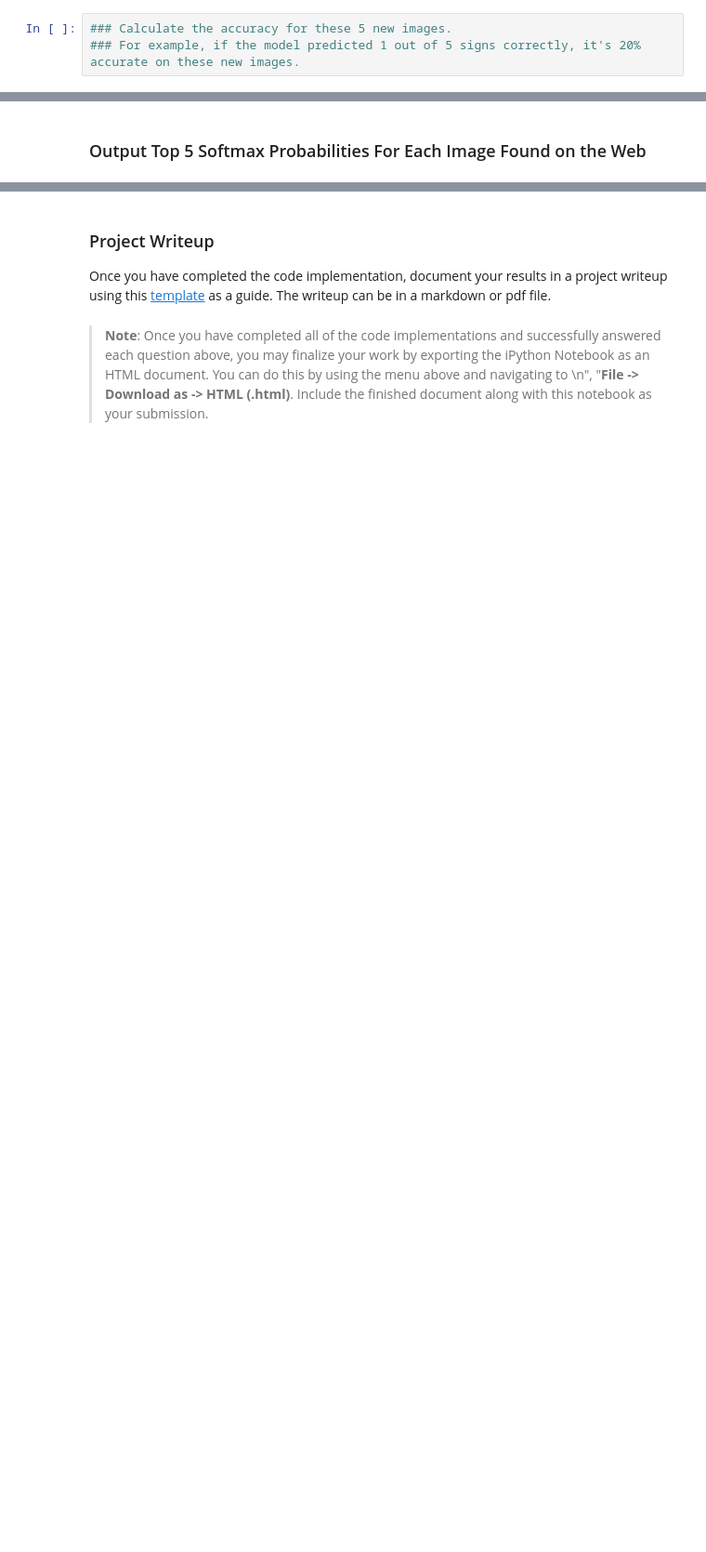
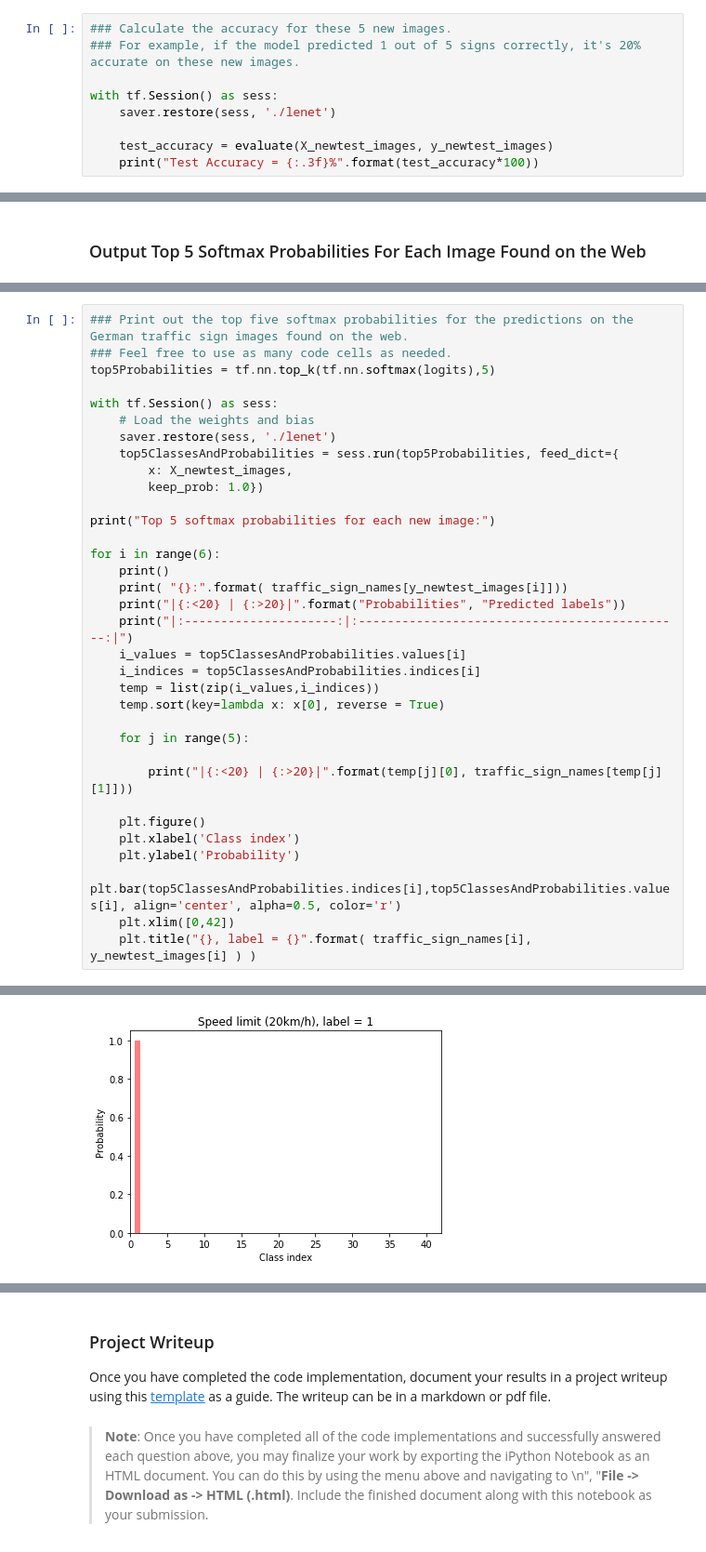
Before and after one commit to swarnimsoni/CarND-Traffic-Sign-Classifier-Project-master, a Jupyter notebook: Traffic_Sign_Classifier.ipynb, the cells around one changed output, grey strips where cells are left out. Shown at 93% size. Drawn from its saved outputs; the diff is of its cells as text; blank space fills up the shorter version.

```diff
--- a/Traffic_Sign_Classifier.ipynb
+++ b/Traffic_Sign_Classifier.ipynb
@@ -672,3 +705,9 @@ You may find `signnames.csv` useful as it contains mappings from the class id (i
 # %%
 ### Calculate the accuracy for these 5 new images.
 ### For example, if the model predicted 1 out of 5 signs correctly, it's 20% accurate on these new images.
+
+with tf.Session() as sess:
+    saver.restore(sess, './lenet')
+
+    test_accuracy = evaluate(X_newtest_images, y_newtest_images)
+    print("Test Accuracy = {:.3f}%".format(test_accuracy*100))
@@ -717,0 +719,35 @@ Looking just at the first row we get `[ 0.34763842,  0.24879643,  0.12789202]`,
+# %%
+### Print out the top five softmax probabilities for the predictions on the German traffic sign images found on the web.
+### Feel free to use as many code cells as needed.
+top5Probabilities = tf.nn.top_k(tf.nn.softmax(logits),5)
+
+with tf.Session() as sess:
+    # Load the weights and bias
+    saver.restore(sess, './lenet')
+    top5ClassesAndProbabilities = sess.run(top5Probabilities, feed_dict={
+        x: X_newtest_images,
+        keep_prob: 1.0})
+
+print("Top 5 softmax probabilities for each new image:")
+
+for i in range(6):
+    print()
+    print( "{}:".format( traffic_sign_names[y_newtest_images[i]]))
+    print("|{:<20} | {:>20}|".format("Probabilities", "Predicted labels"))
+    print("|:---------------------:|:---------------------------------------------:|")
+    i_values = top5ClassesAndProbabilities.values[i]
+    i_indices = top5ClassesAndProbabilities.indices[i]
+    temp = list(zip(i_values,i_indices))
+    temp.sort(key=lambda x: x[0], reverse = True)
+
+    for j in range(5):
+
+        print("|{:<20} | {:>20}|".format(temp[j][0], traffic_sign_names[temp[j][1]]))
+
+    plt.figure()
+    plt.xlabel('Class index')
+    plt.ylabel('Probability')
+    plt.bar(top5ClassesAndProbabilities.indices[i],top5ClassesAndProbabilities.values[i], align='center', alpha=0.5, color='r')
+    plt.xlim([0,42])
+    plt.title("{}, label = {}".format( traffic_sign_names[i], y_newtest_images[i] ) )
+# %% [output]
@@ -717,0 +771 @@ Looking just at the first row we get `[ 0.34763842,  0.24879643,  0.12789202]`,
+[figure, added]
```
Also changed, not shown: parts of 40 cells of this notebook, 15 other files.
